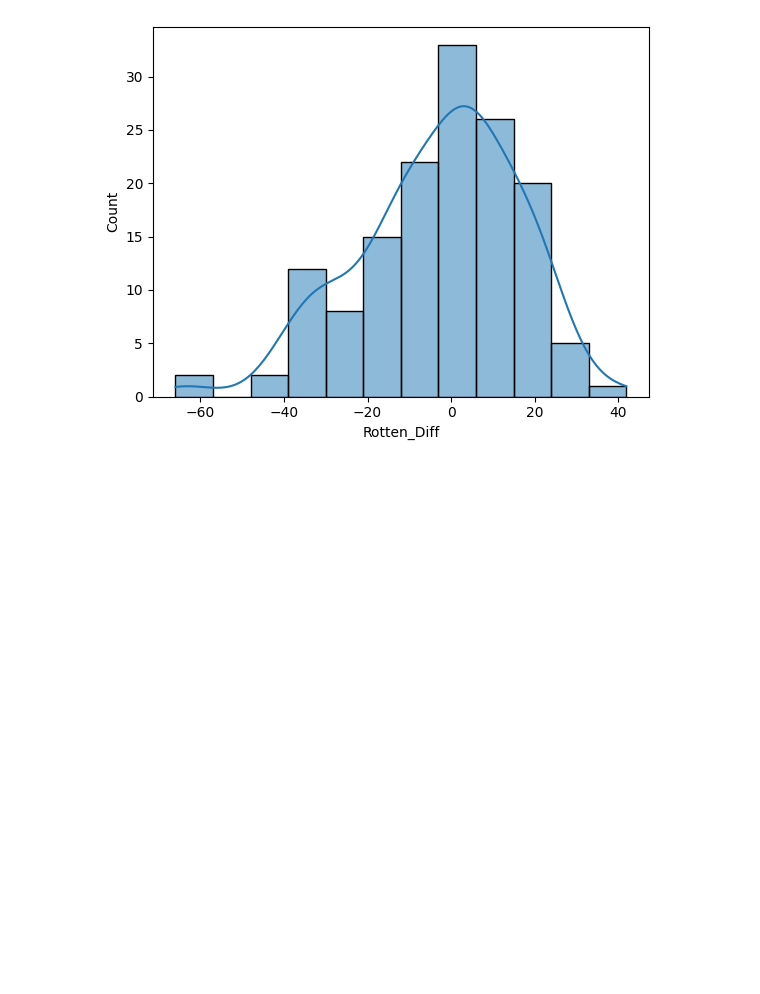
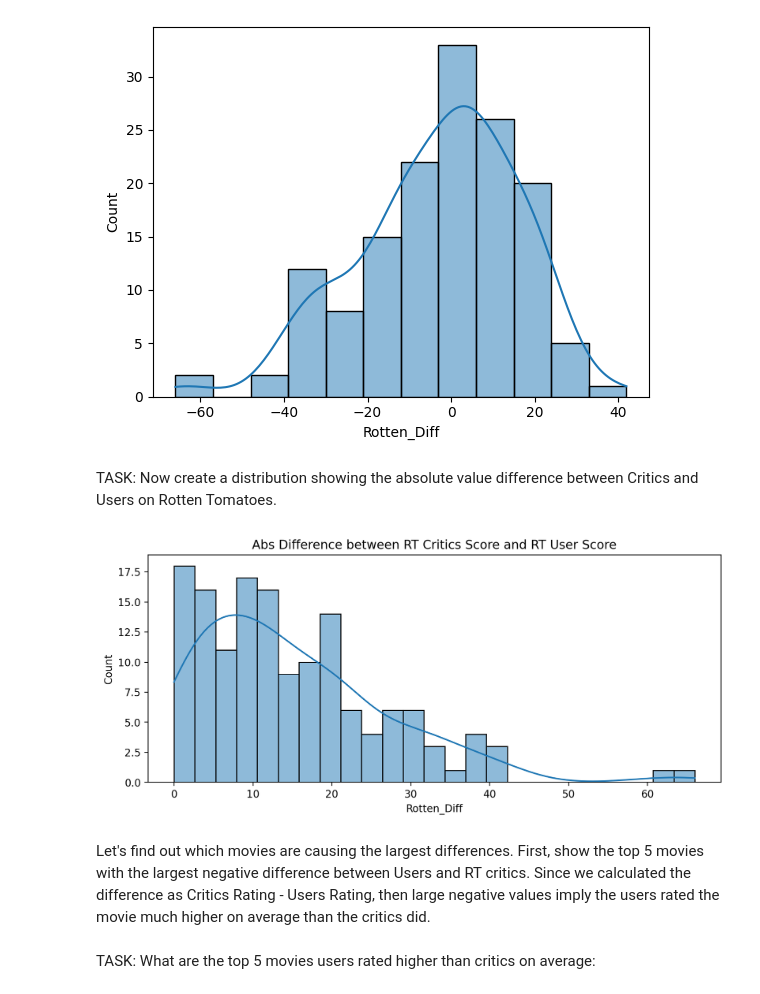
Before and after one commit to TanjiEvan/Guided-Projects, a Jupyter notebook: Data Solution 360/Fandango EDA/Fandango_EDA.ipynb, the cells around one changed output. Saved outputs shown, nothing was run; the diff lists cells and outputs as text; code cells hidden in the pictures; blank space fills up the shorter version.

```diff
--- a/Data Solution 360/Fandango EDA/Fandango_EDA.ipynb
+++ b/Data Solution 360/Fandango EDA/Fandango_EDA.ipynb
@@ -278,3 +278,15 @@ sns.histplot(all_sites,x='Rotten_Diff',kde=True)
 # %% [output]
 <Axes: xlabel='Rotten_Diff', ylabel='Count'>
 [figure]
+# %% [markdown]
+TASK: Now create a distribution showing the absolute value difference between Critics and Users on Rotten Tomatoes.
+# %%
+plt.figure(figsize=(10,4),dpi=200)
+sns.histplot(x=all_sites['Rotten_Diff'].apply(abs),bins=25,kde=True)
+plt.title("Abs Difference between RT Critics Score and RT User Score");
+# %% [output]
+[figure, added]
+# %% [markdown]
+Let's find out which movies are causing the largest differences. First, show the top 5 movies with the largest negative difference between Users and RT critics. Since we calculated the difference as Critics Rating - Users Rating, then large negative values imply the users rated the movie much higher on average than the critics did.
+# %% [markdown]
+TASK: What are the top 5 movies users rated higher than critics on average:
```
Also changed, not shown: parts of 47 cells of this notebook.
